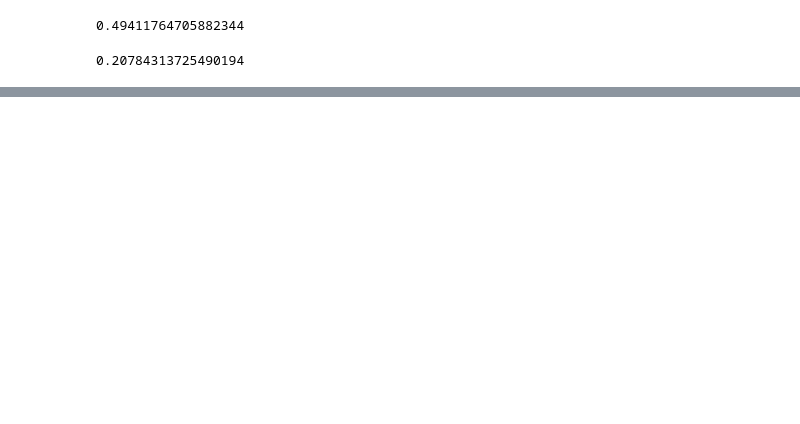
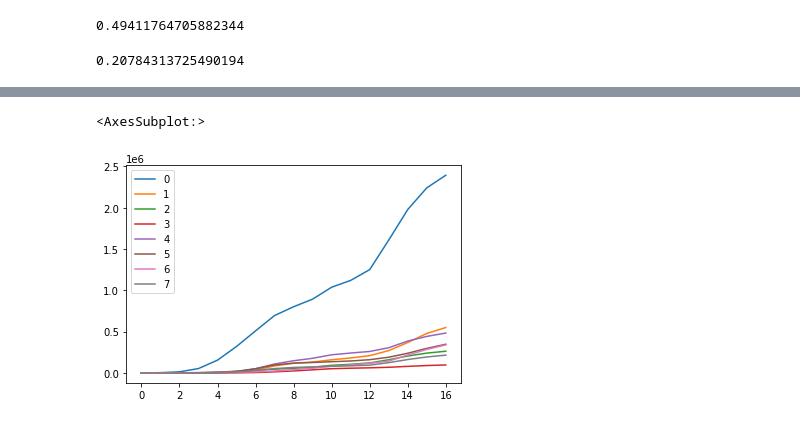
Before and after one commit to pabanib/Covid2, a Jupyter notebook: Autoencoders.ipynb, the cells around one changed output, grey strips where cells are left out. Saved outputs shown, nothing was run; the diff lists cells and outputs as text; code cells hidden in the pictures; blank space fills up the shorter version.

```diff
--- a/Autoencoders.ipynb
+++ b/Autoencoders.ipynb
@@ -561,0 +675,5 @@ gpd.GeoDataFrame(covid_acum_geo).plot(km.labels_, figsize = (10,8), legend = Tru
+# %%
+eva.bd_locales['clasificac'].iloc[:,:-1].groupby(km.labels_).sum().T.plot()
+# %% [output]
+<AxesSubplot:>
+[figure, added]
```
Also changed, not shown: parts of 55 cells of this notebook, 1 other file.
